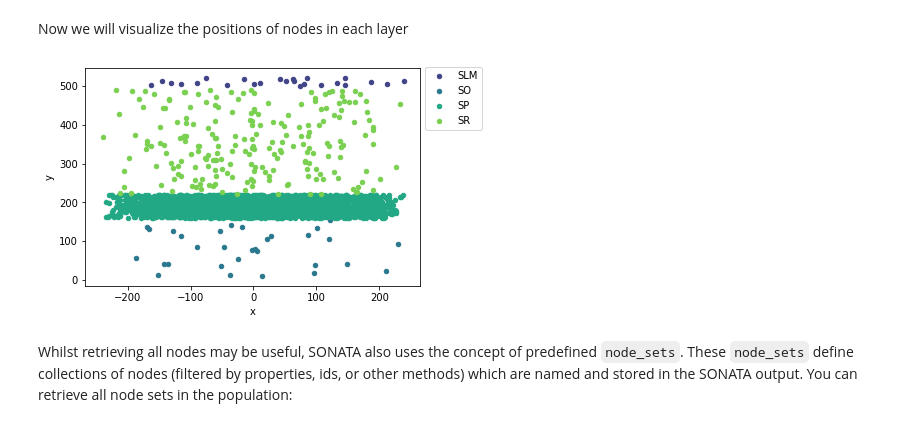
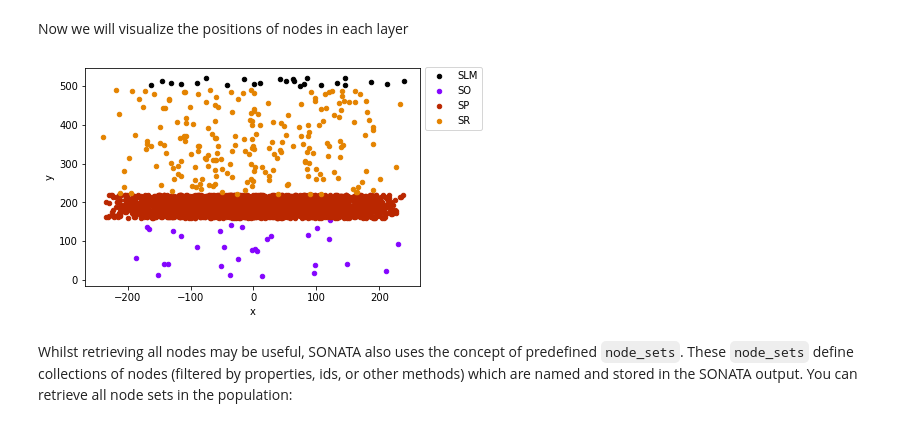
Before and after one commit to BlueBrain/snap, a Jupyter notebook: doc/source/notebooks/03_node_properties.ipynb, the cells around one changed output. Cells and saved outputs as stored; diff of their text form; code cells hidden in the pictures.

Commit message:
Adjust colors for greater clarity and remove todo

```diff
--- a/doc/source/notebooks/03_node_properties.ipynb
+++ b/doc/source/notebooks/03_node_properties.ipynb
@@ -80,17 +80,17 @@ Now we will visualize the positions of nodes in each layer
 # %%
 # get all cell positions and group by layer
 df_all = node_population.get(properties=['x', 'y', 'z', 'layer'])
 df_grouped = df_all.groupby('layer')
 
 fig, ax = plt.subplots(nrows=1, ncols=1)
-colors = cm.viridis(np.linspace(0.2, 0.8, len(df_grouped)))
+colors = cm.gnuplot(np.linspace(0.0, 0.8, len(df_grouped)))
 
 for i, (name, group) in enumerate(df_grouped):
     group.plot(x='x', y='y', c=[colors[i]], kind='scatter', ax=ax, label=name)
 
 ax.legend(bbox_to_anchor=(1.2, 1.03), loc="upper right");
 # %% [output]
-[figure, old version]
+[figure, new version]
 # %% [markdown]
 Whilst retrieving all nodes may be useful, SONATA also uses the concept of predefined `node_sets`. These `node_sets` define collections of nodes (filtered by properties, ids, or other methods) which are named and stored in the SONATA output. You can retrieve all node sets in the population:
 # %%
```
Also changed, not shown: 1 other file.
